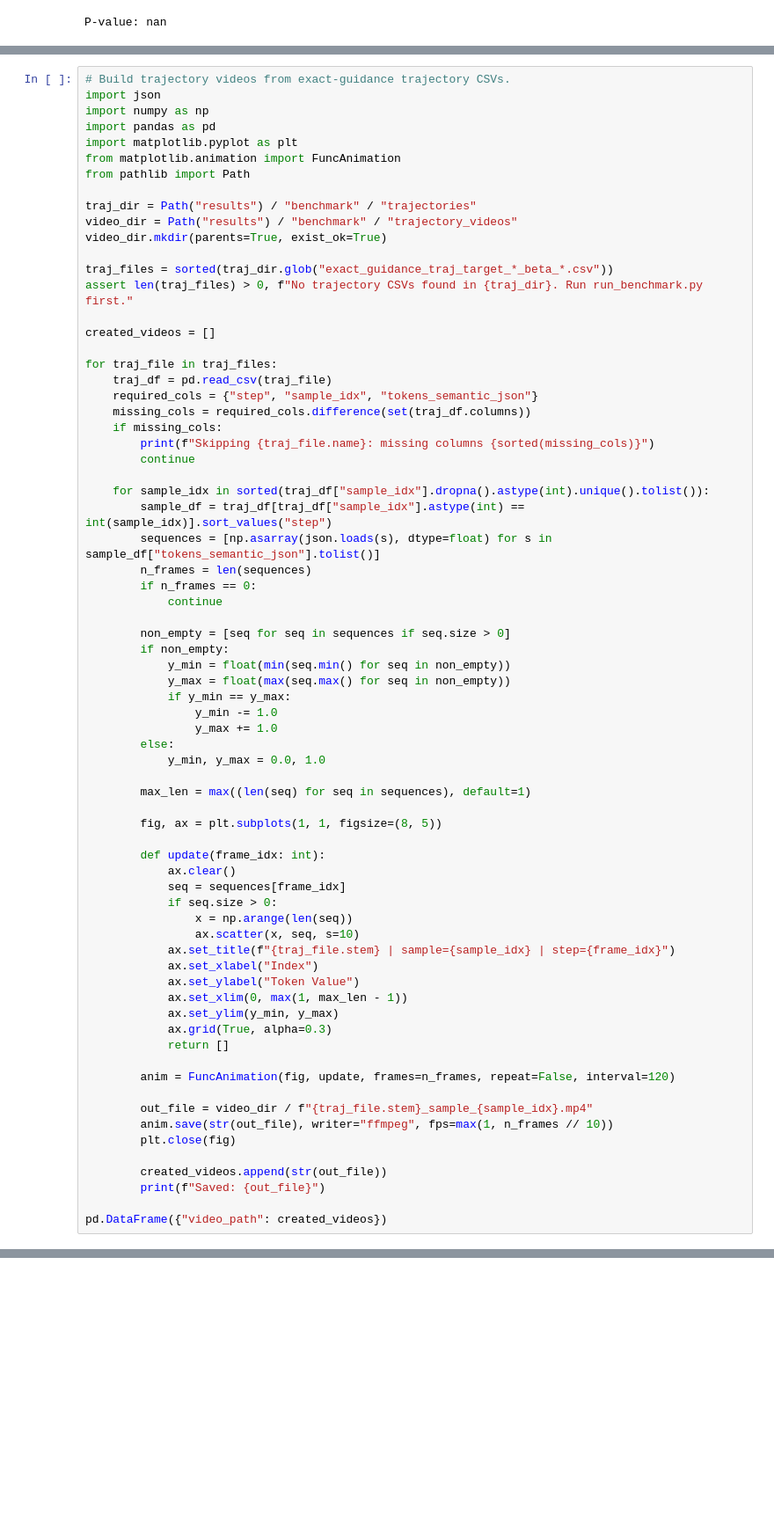
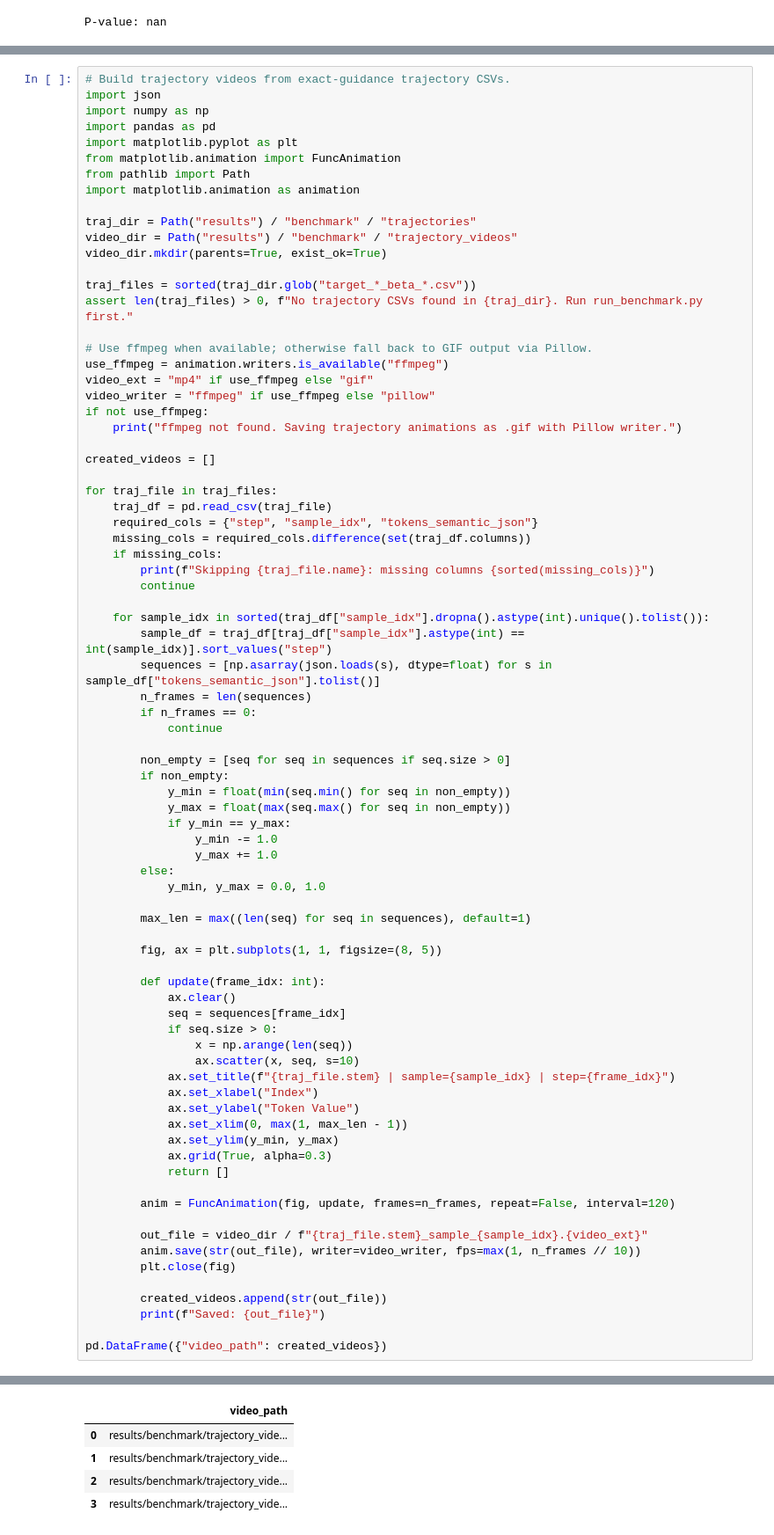
Before and after one commit to upsilonyc/edit-flows-guidance-demo, a Jupyter notebook: main.ipynb, the cells around one changed output, grey strips where cells are left out. Shown at 88% size. Drawn from its saved outputs; the diff is of its cells as text; blank space fills up the shorter version.

```diff
--- a/main.ipynb
+++ b/main.ipynb
@@ -1856,13 +1842,21 @@ import pandas as pd
 import matplotlib.pyplot as plt
 from matplotlib.animation import FuncAnimation
 from pathlib import Path
+import matplotlib.animation as animation
 
 traj_dir = Path("results") / "benchmark" / "trajectories"
 video_dir = Path("results") / "benchmark" / "trajectory_videos"
 video_dir.mkdir(parents=True, exist_ok=True)
 
-traj_files = sorted(traj_dir.glob("exact_guidance_traj_target_*_beta_*.csv"))
+traj_files = sorted(traj_dir.glob("target_*_beta_*.csv"))
 assert len(traj_files) > 0, f"No trajectory CSVs found in {traj_dir}. Run run_benchmark.py first."
+
+# Use ffmpeg when available; otherwise fall back to GIF output via Pillow.
+use_ffmpeg = animation.writers.is_available("ffmpeg")
+video_ext = "mp4" if use_ffmpeg else "gif"
+video_writer = "ffmpeg" if use_ffmpeg else "pillow"
+if not use_ffmpeg:
+    print("ffmpeg not found. Saving trajectory animations as .gif with Pillow writer.")
 
 created_videos = []
 
@@ -1911,11 +1905,12 @@ for traj_file in traj_files:
 
         anim = FuncAnimation(fig, update, frames=n_frames, repeat=False, interval=120)
 
-        out_file = video_dir / f"{traj_file.stem}_sample_{sample_idx}.mp4"
-        anim.save(str(out_file), writer="ffmpeg", fps=max(1, n_frames // 10))
+        out_file = video_dir / f"{traj_file.stem}_sample_{sample_idx}.{video_ext}"
+        anim.save(str(out_file), writer=video_writer, fps=max(1, n_frames // 10))
         plt.close(fig)
 
         created_videos.append(str(out_file))
         print(f"Saved: {out_file}")
 
 pd.DataFrame({"video_path": created_videos})
+# %% [output]
@@ -1921,0 +1922,5 @@ pd.DataFrame({"video_path": created_videos})
+|  | video_path |
+| 0 | results/benchmark/trajectory_vide... |
+| 1 | results/benchmark/trajectory_vide... |
+| 2 | results/benchmark/trajectory_vide... |
+| 3 | results/benchmark/trajectory_vide... |
```
Also changed, not shown: parts of 6 cells of this notebook, 16 other files.
